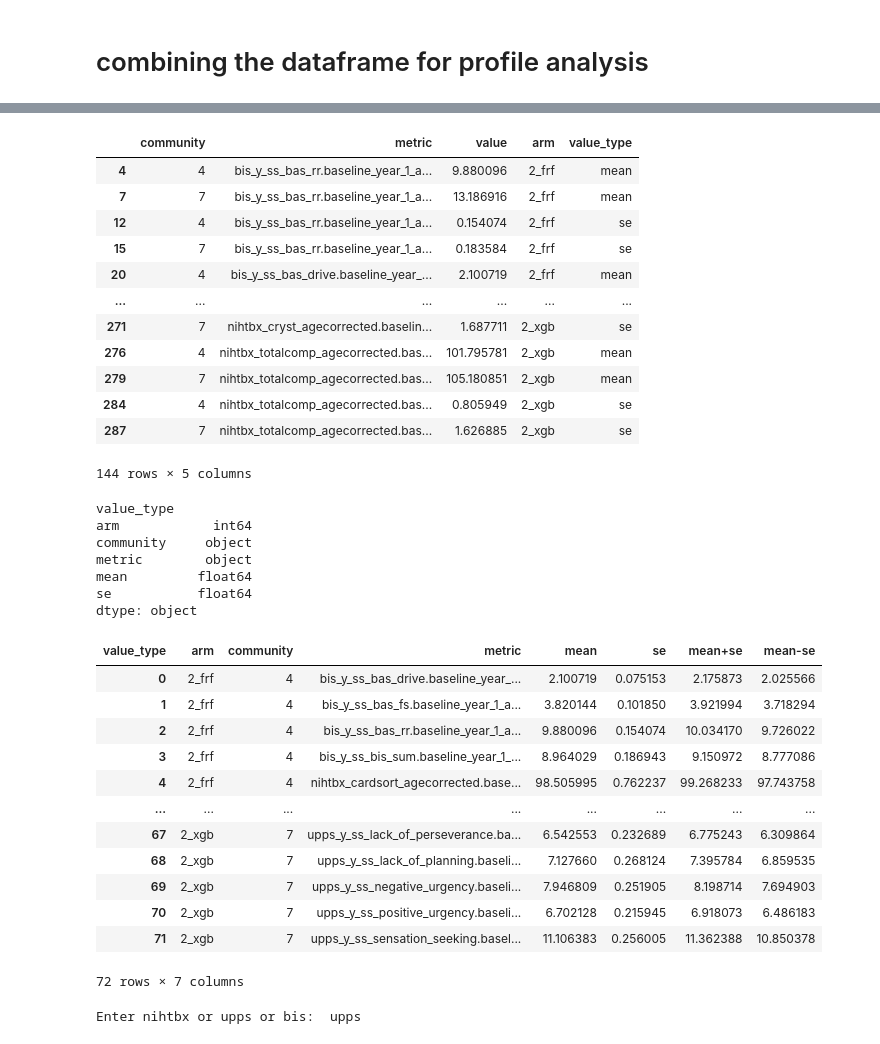
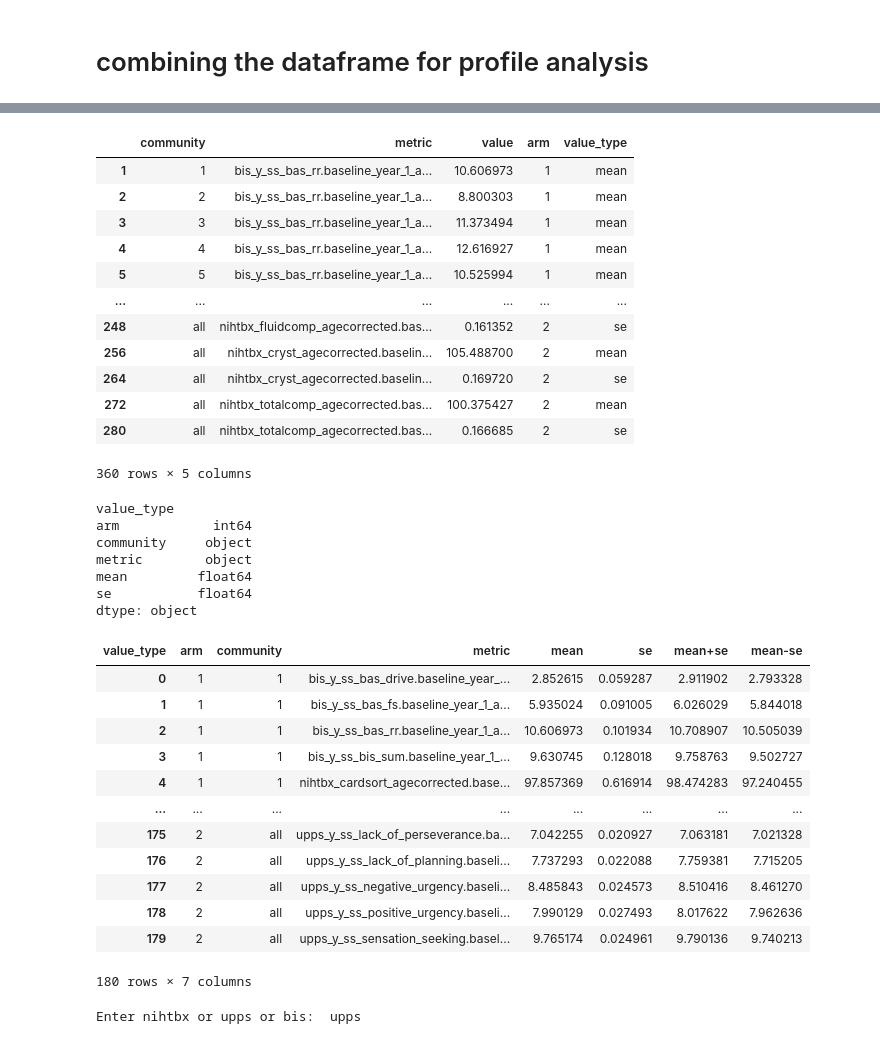
Before and after one commit to lundq163/FRF_results_viz, a Jupyter notebook: refactor/updated_cog_prof_viz.ipynb, the cells around one changed output, grey strips where cells are left out. Saved outputs shown, nothing was run; the diff lists cells and outputs as text; code cells hidden in the pictures.

```diff
--- a/refactor/updated_cog_prof_viz.ipynb
+++ b/refactor/updated_cog_prof_viz.ipynb
@@ -6,12 +6,12 @@ import matplotlib.pyplot as plt
 import matplotlib.colors as mcolors
 # %%
 #read in merged cognitive and temperament data metrics
-data_arms1 = pd.read_csv("/home/feczk001/shared/projects/FEZ_USERS/feczk001/UPPS_ABCD_FRF/code/jacob/Temp_fixed_fluid_ARMS1_merged.csv")
-data_arms2 = pd.read_csv("/home/feczk001/shared/projects/FEZ_USERS/feczk001/UPPS_ABCD_FRF/code/jacob/Temp_fixed_fluid_ARMS2_merged.csv")
-#data_arms1 = pd.read_csv("/home/feczk001/shared/projects/FEZ_USERS/feczk001/UPPS_ABCD_FRF/code/jacob/Temp_fixed_list_ARMS1_merged.csv")
-#data_arms2 = pd.read_csv("/home/feczk001/shared/projects/FEZ_USERS/feczk001/UPPS_ABCD_FRF/code/jacob/Temp_fixed_list_ARMS2_merged.csv")
-xgb_data_arms1 = pd.read_csv("/home/faird/lundq163/projects/FRF_results_viz/GBM_work/fluid_arms1_cog_data_with_arms2_xgb_model.csv")
-xgb_data_arms2 = pd.read_csv("/home/faird/lundq163/projects/FRF_results_viz/GBM_work/fluid_arms2_cog_data_with_arms1_xgb_model.csv")
+#data_arms1 = pd.read_csv("/home/feczk001/shared/projects/FEZ_USERS/feczk001/UPPS_ABCD_FRF/code/jacob/Temp_fixed_fluid_ARMS1_merged.csv")
+#data_arms2 = pd.read_csv("/home/feczk001/shared/projects/FEZ_USERS/feczk001/UPPS_ABCD_FRF/code/jacob/Temp_fixed_fluid_ARMS2_merged.csv")
+data_arms1 = pd.read_csv("/home/feczk001/shared/projects/FEZ_USERS/feczk001/UPPS_ABCD_FRF/code/jacob/Temp_fixed_list_ARMS1_merged.csv")
+data_arms2 = pd.read_csv("/home/feczk001/shared/projects/FEZ_USERS/feczk001/UPPS_ABCD_FRF/code/jacob/Temp_fixed_list_ARMS2_merged.csv")
+#xgb_data_arms1 = pd.read_csv("/home/faird/lundq163/projects/FRF_results_viz/GBM_work/fluid_arms1_cog_data_with_arms2_xgb_model.csv")
+#xgb_data_arms2 = pd.read_csv("/home/faird/lundq163/projects/FRF_results_viz/GBM_work/fluid_arms2_cog_data_with_arms1_xgb_model.csv")
 # %%
 xgb_data_arms1
 # %% [output]
@@ -584,25 +444,25 @@ combined_df_frf2xgb
 # %%
 combined_df['value_type'] = combined_df['metric'].apply(lambda x: 'mean' if x.endswith('_mean') else 'se')
 combined_df['metric'] = combined_df['metric'].apply(lambda x: x.rsplit('_', 1)[0])
-combined_df_frf1xgb['value_type'] = combined_df_frf1xgb['metric'].apply(lambda x: 'mean' if x.endswith('_mean') else 'se')
-combined_df_frf1xgb['metric'] = combined_df_frf1xgb['metric'].apply(lambda x: x.rsplit('_', 1)[0])
-combined_df_frf2xgb['value_type'] = combined_df_frf2xgb['metric'].apply(lambda x: 'mean' if x.endswith('_mean') else 'se')
-combined_df_frf2xgb['metric'] = combined_df_frf2xgb['metric'].apply(lambda x: x.rsplit('_', 1)[0])
+#combined_df_frf1xgb['value_type'] = combined_df_frf1xgb['metric'].apply(lambda x: 'mean' if x.endswith('_mean') else 'se')
+#combined_df_frf1xgb['metric'] = combined_df_frf1xgb['metric'].apply(lambda x: x.rsplit('_', 1)[0])
+#combined_df_frf2xgb['value_type'] = combined_df_frf2xgb['metric'].apply(lambda x: 'mean' if x.endswith('_mean') else 'se')
+#combined_df_frf2xgb['metric'] = combined_df_frf2xgb['metric'].apply(lambda x: x.rsplit('_', 1)[0])
 
-combined_df_frf2xgb
+combined_df
 # %% [output]
 |  | community | metric | value | arm | value_type |
-| 4 | 4 | bis_y_ss_bas_rr.baseline_year_1_a... | 9.880096 | 2_frf | mean |
-| 7 | 7 | bis_y_ss_bas_rr.baseline_year_1_a... | 13.186916 | 2_frf | mean |
-| 12 | 4 | bis_y_ss_bas_rr.baseline_year_1_a... | 0.154074 | 2_frf | se |
-| 15 | 7 | bis_y_ss_bas_rr.baseline_year_1_a... | 0.183584 | 2_frf | se |
-| 20 | 4 | bis_y_ss_bas_drive.baseline_year_... | 2.100719 | 2_frf | mean |
+| 1 | 1 | bis_y_ss_bas_rr.baseline_year_1_a... | 10.606973 | 1 | mean |
+| 2 | 2 | bis_y_ss_bas_rr.baseline_year_1_a... | 8.800303 | 1 | mean |
+| 3 | 3 | bis_y_ss_bas_rr.baseline_year_1_a... | 11.373494 | 1 | mean |
+| 4 | 4 | bis_y_ss_bas_rr.baseline_year_1_a... | 12.616927 | 1 | mean |
+| 5 | 5 | bis_y_ss_bas_rr.baseline_year_1_a... | 10.525994 | 1 | mean |
 | ... | ... | ... | ... | ... | ... |
-| 271 | 7 | nihtbx_cryst_agecorrected.baselin... | 1.687711 | 2_xgb | se |
-| 276 | 4 | nihtbx_totalcomp_agecorrected.bas... | 101.795781 | 2_xgb | mean |
-| 279 | 7 | nihtbx_totalcomp_agecorrected.bas... | 105.180851 | 2_xgb | mean |
-| 284 | 4 | nihtbx_totalcomp_agecorrected.bas... | 0.805949 | 2_xgb | se |
-| 287 | 7 | nihtbx_totalcomp_agecorrected.bas... | 1.626885 | 2_xgb | se |
+| 248 | all | nihtbx_fluidcomp_agecorrected.bas... | 0.161352 | 2 | se |
+| 256 | all | nihtbx_cryst_agecorrected.baselin... | 105.488700 | 2 | mean |
+| 264 | all | nihtbx_cryst_agecorrected.baselin... | 0.169720 | 2 | se |
+| 272 | all | nihtbx_totalcomp_agecorrected.bas... | 100.375427 | 2 | mean |
+| 280 | all | nihtbx_totalcomp_agecorrected.bas... | 0.166685 | 2 | se |
-144 rows × 5 columns
+360 rows × 5 columns
 # %%
 combined_df = combined_df.pivot_table(values='value', index=['arm', 'community', 'metric'], columns='value_type').reset_index()
@@ -622,26 +482,26 @@ dtype: object
 # %%
 # Before the plotting code, add:
 combined_df['mean+se'] = combined_df['mean'] + combined_df['se']
 combined_df['mean-se'] = combined_df['mean'] - combined_df['se']
-combined_df_frf1xgb['mean+se'] = combined_df_frf1xgb['mean'] + combined_df_frf1xgb['se']
-combined_df_frf1xgb['mean-se'] = combined_df_frf1xgb['mean'] - combined_df_frf1xgb['se']
-combined_df_frf2xgb['mean+se'] = combined_df_frf2xgb['mean'] + combined_df_frf2xgb['se']
-combined_df_frf2xgb['mean-se'] = combined_df_frf2xgb['mean'] - combined_df_frf2xgb['se']
-combined_df_frf2xgb
+#combined_df_frf1xgb['mean+se'] = combined_df_frf1xgb['mean'] + combined_df_frf1xgb['se']
+#combined_df_frf1xgb['mean-se'] = combined_df_frf1xgb['mean'] - combined_df_frf1xgb['se']
+#combined_df_frf2xgb['mean+se'] = combined_df_frf2xgb['mean'] + combined_df_frf2xgb['se']
+#combined_df_frf2xgb['mean-se'] = combined_df_frf2xgb['mean'] - combined_df_frf2xgb['se']
+combined_df
 # %% [output]
 | value_type | arm | community | metric | mean | se | mean+se | mean-se |
-| 0 | 2_frf | 4 | bis_y_ss_bas_drive.baseline_year_... | 2.100719 | 0.075153 | 2.175873 | 2.025566 |
-| 1 | 2_frf | 4 | bis_y_ss_bas_fs.baseline_year_1_a... | 3.820144 | 0.101850 | 3.921994 | 3.718294 |
-| 2 | 2_frf | 4 | bis_y_ss_bas_rr.baseline_year_1_a... | 9.880096 | 0.154074 | 10.034170 | 9.726022 |
-| 3 | 2_frf | 4 | bis_y_ss_bis_sum.baseline_year_1_... | 8.964029 | 0.186943 | 9.150972 | 8.777086 |
-| 4 | 2_frf | 4 | nihtbx_cardsort_agecorrected.base... | 98.505995 | 0.762237 | 99.268233 | 97.743758 |
+| 0 | 1 | 1 | bis_y_ss_bas_drive.baseline_year_... | 2.852615 | 0.059287 | 2.911902 | 2.793328 |
+| 1 | 1 | 1 | bis_y_ss_bas_fs.baseline_year_1_a... | 5.935024 | 0.091005 | 6.026029 | 5.844018 |
+| 2 | 1 | 1 | bis_y_ss_bas_rr.baseline_year_1_a... | 10.606973 | 0.101934 | 10.708907 | 10.505039 |
+| 3 | 1 | 1 | bis_y_ss_bis_sum.baseline_year_1_... | 9.630745 | 0.128018 | 9.758763 | 9.502727 |
+| 4 | 1 | 1 | nihtbx_cardsort_agecorrected.base... | 97.857369 | 0.616914 | 98.474283 | 97.240455 |
 | ... | ... | ... | ... | ... | ... | ... | ... |
-| 67 | 2_xgb | 7 | upps_y_ss_lack_of_perseverance.ba... | 6.542553 | 0.232689 | 6.775243 | 6.309864 |
-| 68 | 2_xgb | 7 | upps_y_ss_lack_of_planning.baseli... | 7.127660 | 0.268124 | 7.395784 | 6.859535 |
-| 69 | 2_xgb | 7 | upps_y_ss_negative_urgency.baseli... | 7.946809 | 0.251905 | 8.198714 | 7.694903 |
-| 70 | 2_xgb | 7 | upps_y_ss_positive_urgency.baseli... | 6.702128 | 0.215945 | 6.918073 | 6.486183 |
-| 71 | 2_xgb | 7 | upps_y_ss_sensation_seeking.basel... | 11.106383 | 0.256005 | 11.362388 | 10.850378 |
+| 175 | 2 | all | upps_y_ss_lack_of_perseverance.ba... | 7.042255 | 0.020927 | 7.063181 | 7.021328 |
+| 176 | 2 | all | upps_y_ss_lack_of_planning.baseli... | 7.737293 | 0.022088 | 7.759381 | 7.715205 |
+| 177 | 2 | all | upps_y_ss_negative_urgency.baseli... | 8.485843 | 0.024573 | 8.510416 | 8.461270 |
+| 178 | 2 | all | upps_y_ss_positive_urgency.baseli... | 7.990129 | 0.027493 | 8.017622 | 7.962636 |
+| 179 | 2 | all | upps_y_ss_sensation_seeking.basel... | 9.765174 | 0.024961 | 9.790136 | 9.740213 |
-72 rows × 7 columns
+180 rows × 7 columns
 # %%
 def prepare_df_for_plot(df, choice):
     df_plot = df.copy()
```
Also changed, not shown: parts of 34 cells of this notebook, 26 other files.
